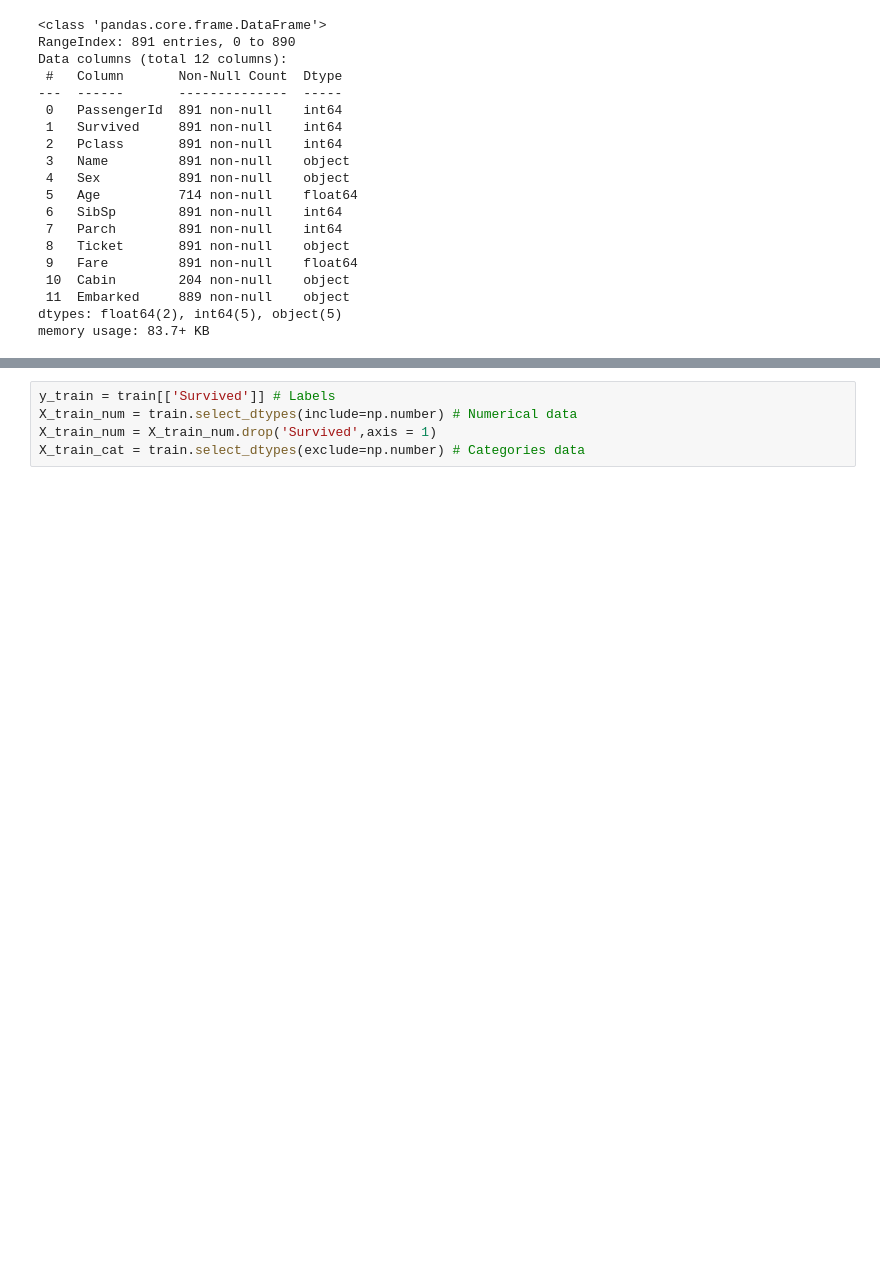
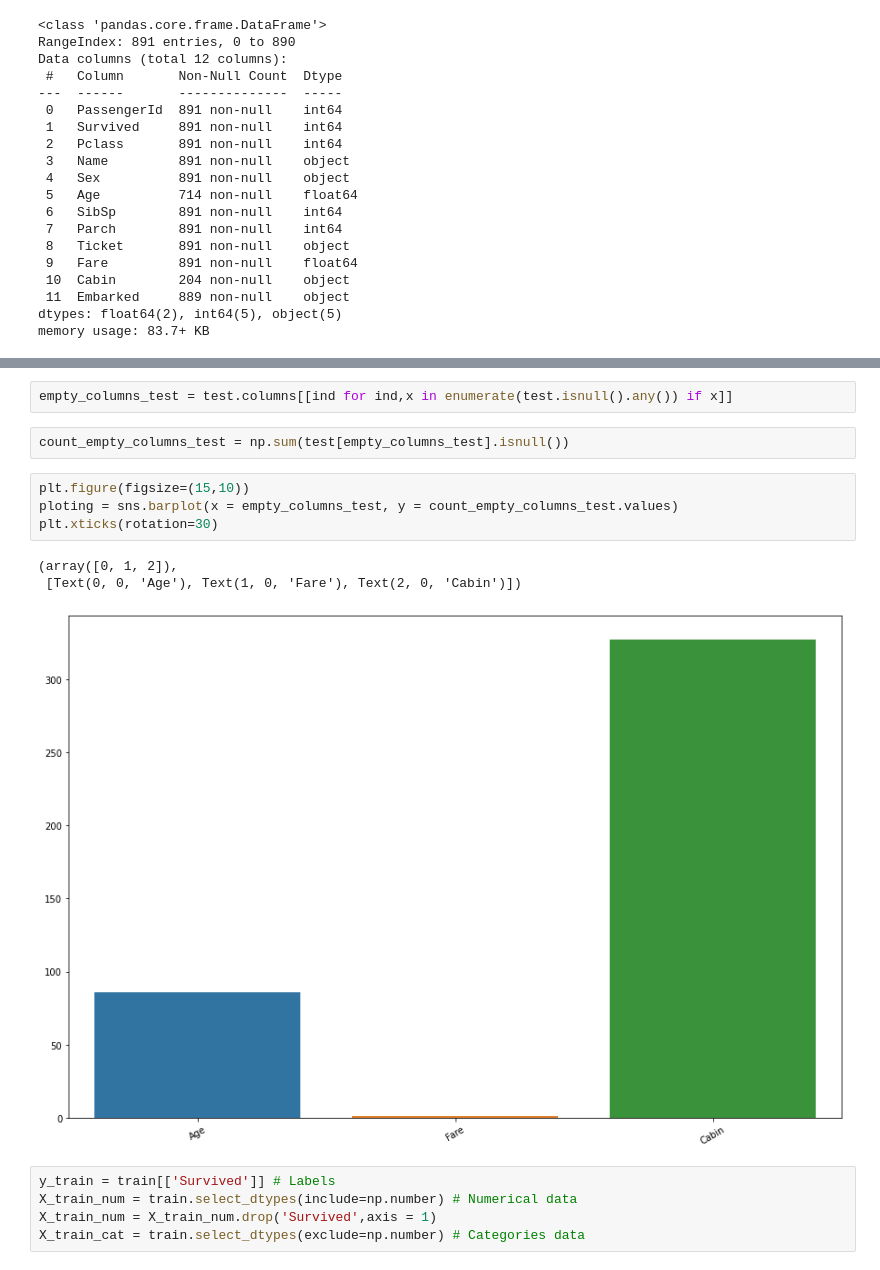
Before and after one commit to GubanovDenis/kaggle-titanic, a Jupyter notebook: titanic.ipynb, the cells around one changed output, grey strips where cells are left out. Cells and saved outputs as stored; diff of their text form; blank space fills up the shorter version.

```diff
--- a/titanic.ipynb
+++ b/titanic.ipynb
@@ -52,3 +116,15 @@ memory usage: 83.7+ KB
+# %%
+empty_columns_test = test.columns[[ind for ind,x in enumerate(test.isnull().any()) if x]]
+# %%
+count_empty_columns_test = np.sum(test[empty_columns_test].isnull())
+# %%
+plt.figure(figsize=(15,10))
+ploting = sns.barplot(x = empty_columns_test, y = count_empty_columns_test.values)
+plt.xticks(rotation=30)
+# %% [output]
+(array([0, 1, 2]),
+ [Text(0, 0, 'Age'), Text(1, 0, 'Fare'), Text(2, 0, 'Cabin')])
+[figure, added]
 # %%
 y_train = train[['Survived']] # Labels
 X_train_num = train.select_dtypes(include=np.number) # Numerical data
```
Also changed, not shown: parts of 51 cells of this notebook, 1 other file.
